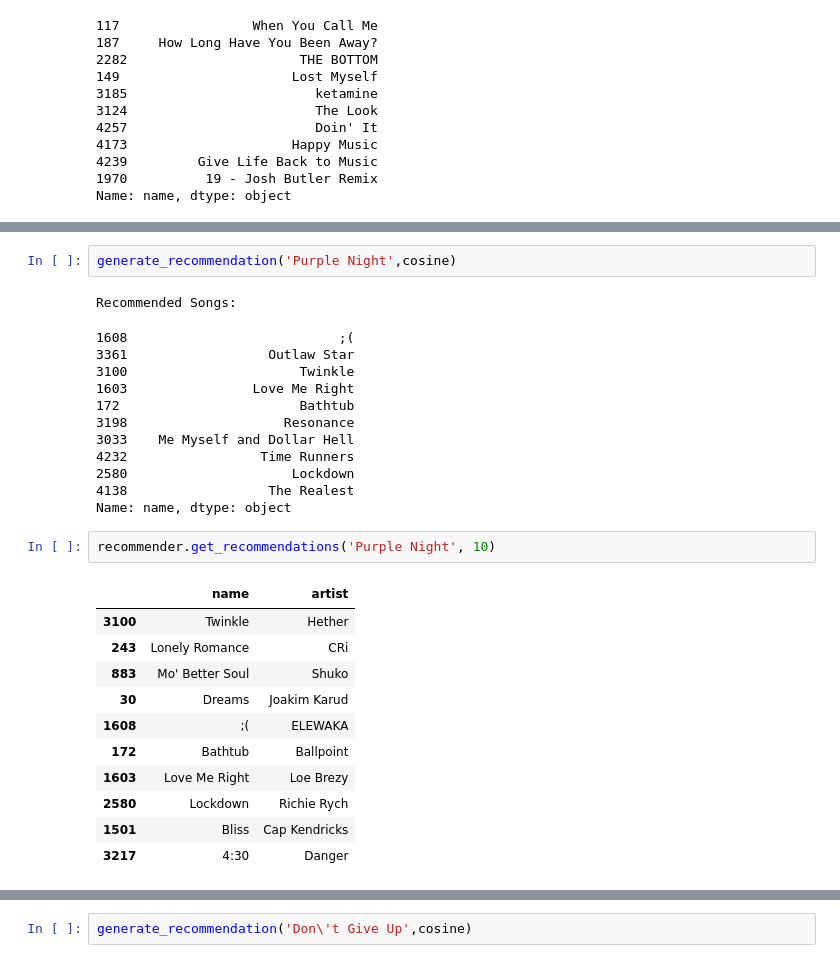
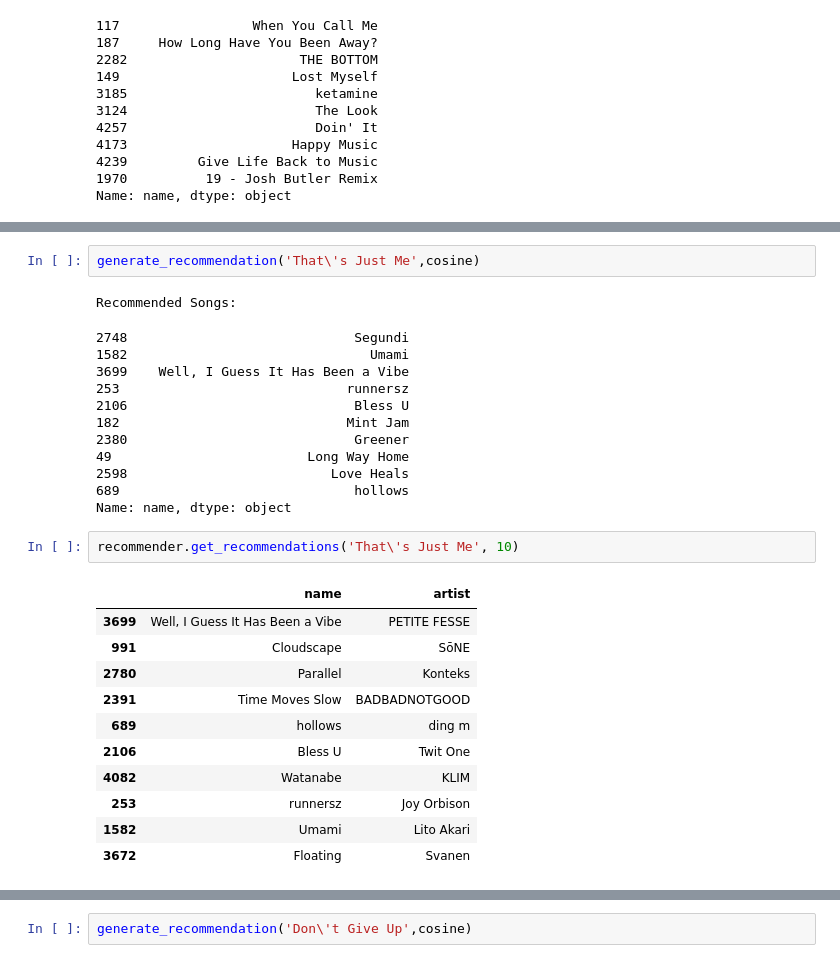
Before and after one commit to Pharoah0/Spotify-Playlist-Analysis-w-Recommendation, a Jupyter notebook: analyzing_playlists.ipynb, the cells around one changed output, grey strips where cells are left out. Drawn from its saved outputs; the diff is of its cells as text.

```diff
--- a/analyzing_playlists.ipynb
+++ b/analyzing_playlists.ipynb
@@ -661,29 +664,29 @@ recommender.get_recommendations('Sugar - Original Mix', 10)
 # %%
-generate_recommendation('Purple Night',cosine)
+generate_recommendation('That\'s Just Me',cosine)
 # %% [output]
 Recommended Songs:
-1608                           ;(
-3361                  Outlaw Star
-3100                      Twinkle
-1603                Love Me Right
-172                       Bathtub
-3198                    Resonance
-3033    Me Myself and Dollar Hell
-4232                 Time Runners
-2580                     Lockdown
-4138                  The Realest
+2748                             Segundi
+1582                               Umami
+3699    Well, I Guess It Has Been a Vibe
+253                             runnersz
+2106                             Bless U
+182                             Mint Jam
+2380                             Greener
+49                         Long Way Home
+2598                          Love Heals
+689                              hollows
 Name: name, dtype: object
 # %%
-recommender.get_recommendations('Purple Night', 10)
+recommender.get_recommendations('That\'s Just Me', 10)
 # %% [output]
 |  | name | artist |
-| 3100 | Twinkle | Hether |
-| 243 | Lonely Romance | CRi |
-| 883 | Mo' Better Soul | Shuko |
-| 30 | Dreams | Joakim Karud |
-| 1608 | ;( | ELEWAKA |
-| 172 | Bathtub | Ballpoint |
-| 1603 | Love Me Right | Loe Brezy |
-| 2580 | Lockdown | Richie Rych |
-| 1501 | Bliss | Cap Kendricks |
-| 3217 | 4:30 | Danger |
+| 3699 | Well, I Guess It Has Been a Vibe | PETITE FESSE |
+| 991 | Cloudscape | SōNE |
+| 2780 | Parallel | Konteks |
+| 2391 | Time Moves Slow | BADBADNOTGOOD |
+| 689 | hollows | ding m |
+| 2106 | Bless U | Twit One |
+| 4082 | Watanabe | KLIM |
+| 253 | runnersz | Joy Orbison |
+| 1582 | Umami | Lito Akari |
+| 3672 | Floating | Svanen |
```
Also changed, not shown: parts of 21 cells of this notebook.
